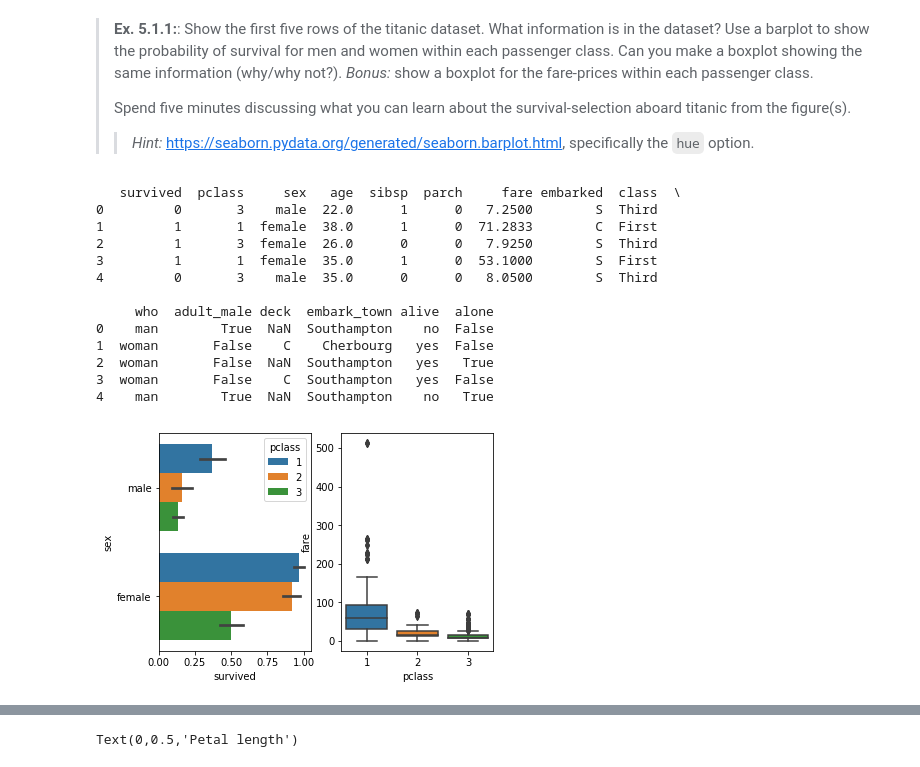
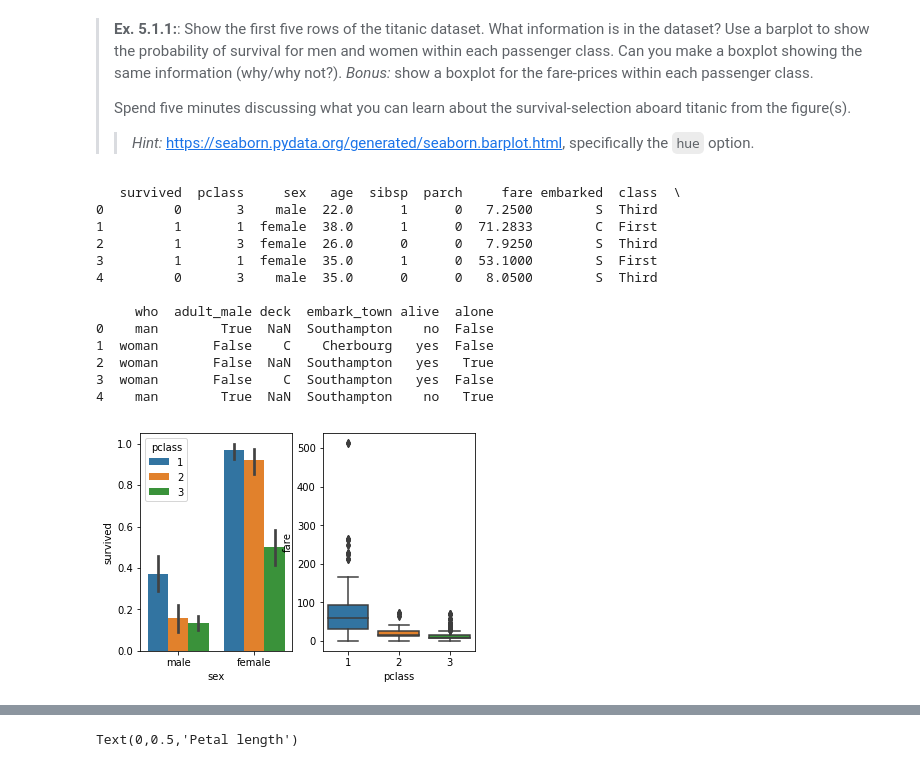
Before and after one commit to str186/SDS_Group31, a Jupyter notebook: assignment_1.ipynb, the cells around one changed output, grey strips where cells are left out. Drawn from its saved outputs; the diff is of its cells as text; code cells hidden in the pictures.

Commit message:
Added answers to question 5 and 8

```diff
--- a/assignment_1.ipynb
+++ b/assignment_1.ipynb
@@ -172,35 +172,33 @@ titanic = sns.load_dataset('titanic')
 # %%
 # [Answer to Ex. 5.1.1 here]
 print(titanic.head(5))
 # What information is in the dataset?
 # The dataset contains information about fx class, sex, age, fare, town and
+
 # survival of the people who were on board the Titanic
-
 fig, axes = plt.subplots(1,2)
-plot_one = sns.barplot(x='survived', y='sex', hue='pclass', data=titanic, ax=axes[0])
+plot_one = sns.barplot(x='sex', y='survived', hue='pclass', data=titanic, ax=axes[0])
 
 # Can you make a boxplot of the same?
-#
-#sns.boxplot(y='survived', x='sex', data=titanic)
+# No, 'Survived' is a binary variable that only take values 1 and 0. Boxplots are used to describe spread in numeric
+# variables value and with 'Survived' only taking values 0 and 1, there is no real spread to describe.
 
 plot_two = sns.boxplot(y='fare', x='pclass', data=titanic, ax=axes[1])
-
-#check for answering the question
 # %% [output]
    survived  pclass     sex   age  sibsp  parch     fare embarked  class  \
 0         0       3    male  22.0      1      0   7.2500        S  Third
 1         1       1  female  38.0      1      0  71.2833        C  First
 2         1       3  female  26.0      0      0   7.9250        S  Third
 3         1       1  female  35.0      1      0  53.1000        S  First
 4         0       3    male  35.0      0      0   8.0500        S  Third
 
      who  adult_male deck  embark_town alive  alone
 0    man        True  NaN  Southampton    no  False
 1  woman       False    C    Cherbourg   yes  False
 2  woman       False  NaN  Southampton   yes   True
 3  woman       False    C  Southampton   yes  False
 4    man        True  NaN  Southampton    no   True
-[figure, old version]
+[figure, new version]
 # %% [markdown]
 > **Ex. 5.1.2:** Using the iris flower dataset, draw a scatterplot of sepal length and petal length. Include a second order polynomial fitted to the data. Add a title to the plot and rename the axis labels.
 > _Discuss:_ Is this a meaningful way to display the data? What could we do differently?
```
Also changed, not shown: parts of 5 cells of this notebook.
